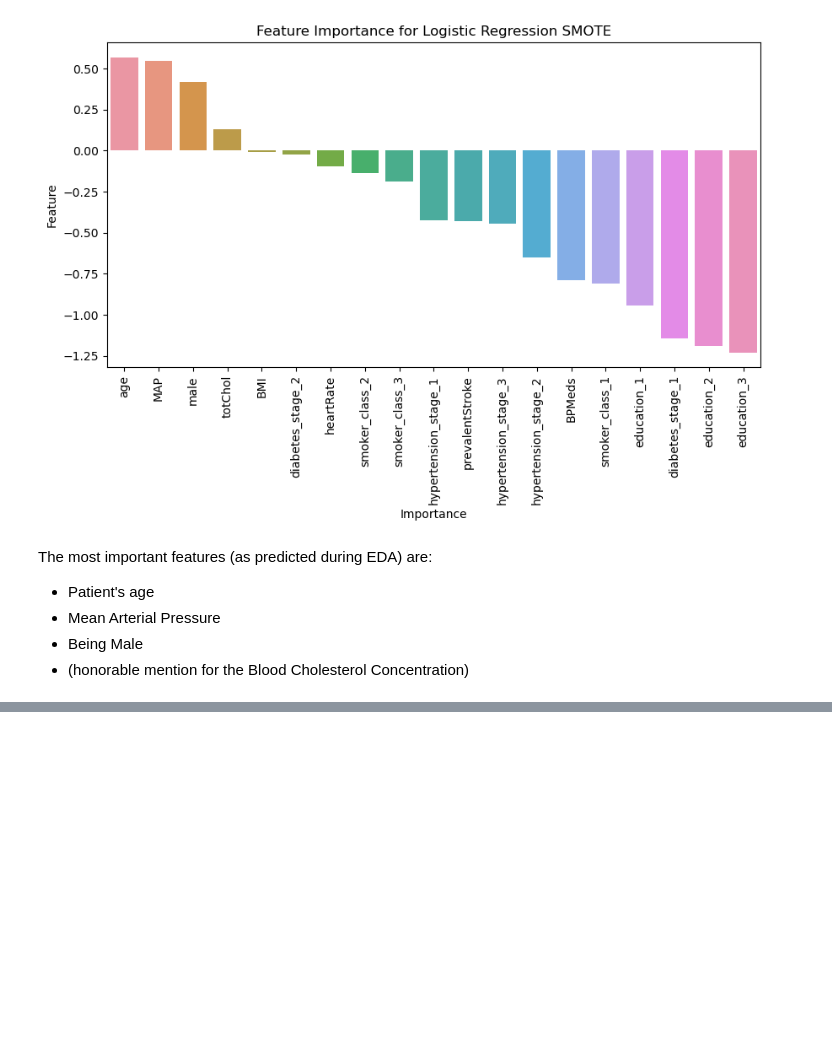
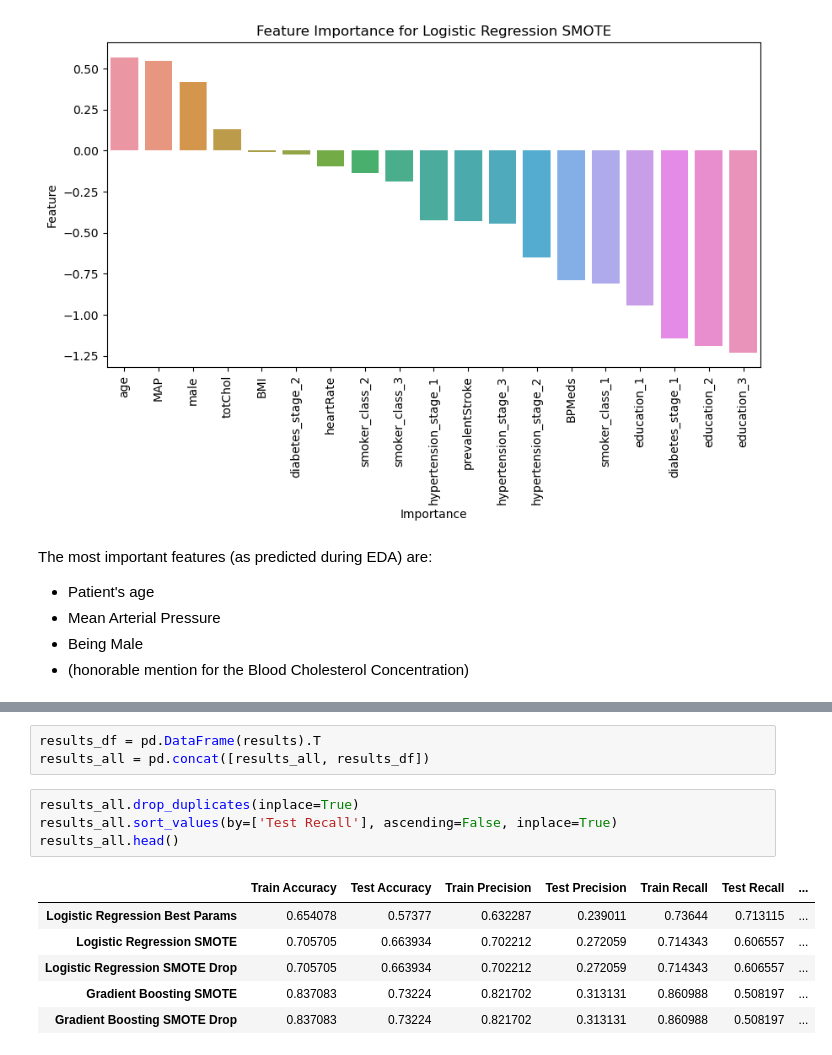
Before and after one commit to airenare/Heart-Disease-Risk-Prediction, a Jupyter notebook: notebooks/4_modeling.ipynb, the cells around one changed output, grey strips where cells are left out. Drawn from its saved outputs; the diff is of its cells as text; blank space fills up the shorter version.

```diff
--- a/notebooks/4_modeling.ipynb
+++ b/notebooks/4_modeling.ipynb
@@ -1242,0 +1326,14 @@ The most important features (as predicted during EDA) are:
+# %%
+results_df = pd.DataFrame(results).T
+results_all = pd.concat([results_all, results_df])
+# %%
+results_all.drop_duplicates(inplace=True)
+results_all.sort_values(by=['Test Recall'], ascending=False, inplace=True)
+results_all.head()
+# %% [output]
+|  | Train Accuracy | Test Accuracy | Train Precision | Test Precision | Train Recall | Test Recall | ... |
+| Logistic Regression Best Params | 0.654078 | 0.57377 | 0.632287 | 0.239011 | 0.73644 | 0.713115 | ... |
+| Logistic Regression SMOTE | 0.705705 | 0.663934 | 0.702212 | 0.272059 | 0.714343 | 0.606557 | ... |
+| Logistic Regression SMOTE Drop | 0.705705 | 0.663934 | 0.702212 | 0.272059 | 0.714343 | 0.606557 | ... |
+| Gradient Boosting SMOTE | 0.837083 | 0.73224 | 0.821702 | 0.313131 | 0.860988 | 0.508197 | ... |
+| Gradient Boosting SMOTE Drop | 0.837083 | 0.73224 | 0.821702 | 0.313131 | 0.860988 | 0.508197 | ... |
```
Also changed, not shown: parts of 4 cells of this notebook, 2 other files.
